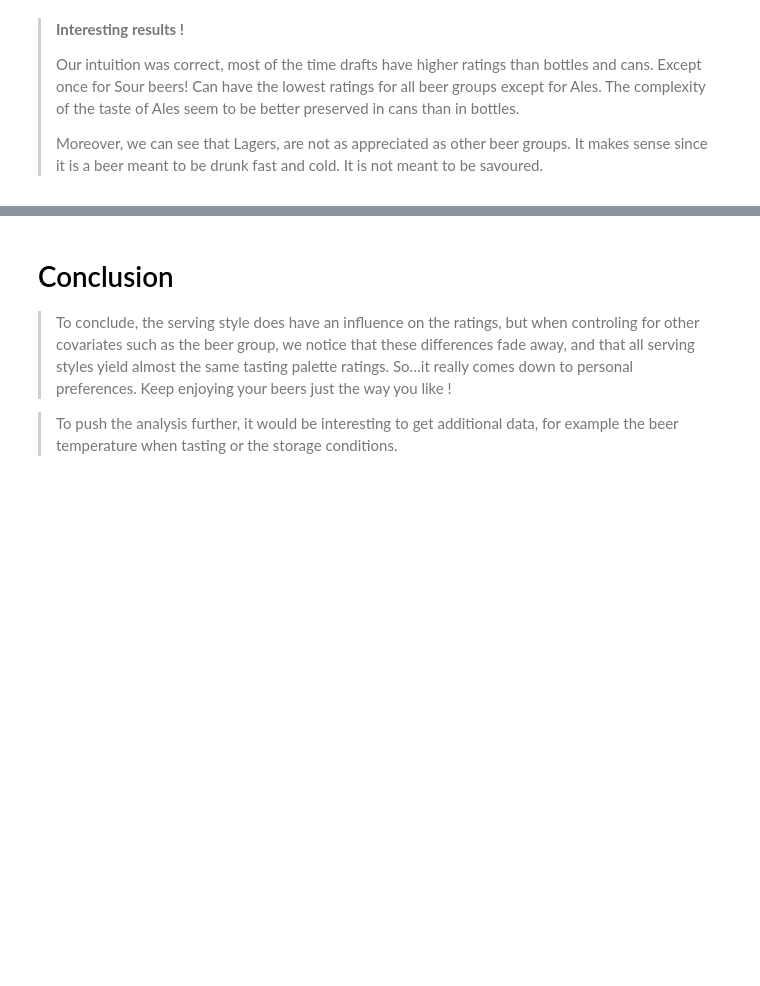
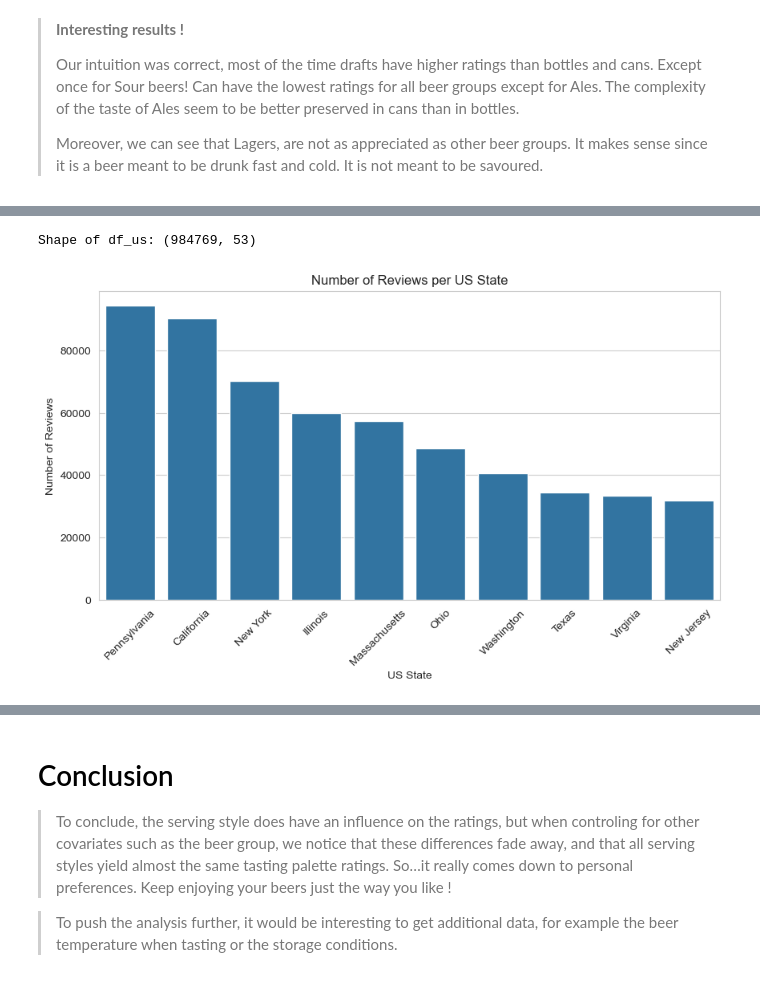
Before and after one commit to epfl-ada/ada-2023-project-beeradaventure46, a Jupyter notebook: Milestone_3.ipynb, the cells around one changed output, grey strips where cells are left out. Saved outputs shown, nothing was run; the diff lists cells and outputs as text; code cells hidden in the pictures; blank space fills up the shorter version.

```diff
--- a/Milestone_3.ipynb
+++ b/Milestone_3.ipynb
@@ -2449,0 +2455,19 @@ Moreover, we can see that Lagers, are not as appreciated as other beer groups. I
+# %%
+df_us = df[df['user_country'] == 'United States of America'].copy(deep=True)
+print('Shape of df_us:', df_us.shape)
+# %% [output]
+Shape of df_us: (984769, 53)
+# %%
+#plot the 10 states with the most reviews (user_US_state)
+plt.figure(figsize=(10, 5))
+sns.countplot(data=df_us, x='user_US_state', order=df_us['user_US_state'].value_counts().iloc[:10].index)
+plt.xticks(rotation=45)
+plt.xlabel('US State')
+plt.ylabel('Number of Reviews')
+plt.title('Number of Reviews per US State')
+plt.show()
+
+
+top_10_states = df_us['user_US_state'].value_counts().head(10).index.tolist()
+# %% [output]
+[figure, added]
```
Also changed, not shown: parts of 3 cells of this notebook, 1 other file.
